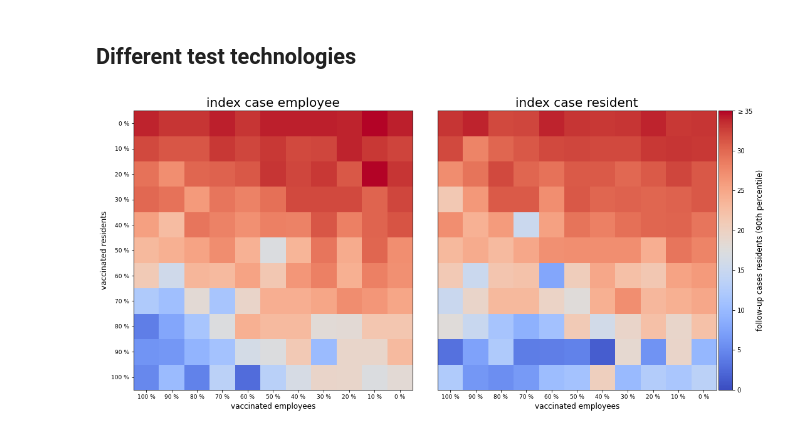
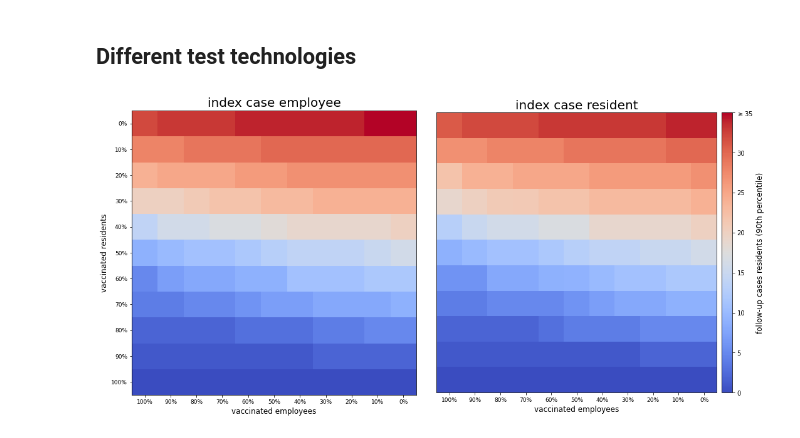
Before and after one commit to JanaLasser/nursing_home_SEIRX, a Jupyter notebook: analysis_vaccination.ipynb, the cells around one changed output. Saved outputs shown, nothing was run; the diff lists cells and outputs as text; code cells hidden in the pictures.

```diff
--- a/analysis_vaccination.ipynb
+++ b/analysis_vaccination.ipynb
@@ -76,5 +77,5 @@ screening_intervals = ['100 %','90 %','80 %','70 %','60 %','50 %','40 %',
 # %%
 res_path = '../data/simulation_results'
 dst_path = '../plots'
-sim_name = 'simulations_vaccination_rate'
-data = pd.read_csv(join(res_path,'{}.csv'.format(sim_name)))
+N_runs = 1000
+sim_name = 'simulations_vaccination_rate_{}.csv'.format(N_runs)
@@ -93,0 +82,17 @@ data = data.set_index(index)
+# %%
+data = pd.read_csv(join(res_path, sim_name))
+
+# replace strings with strings that are nicer for plotting
+#data['resident_screen_interval'] = data['resident_screen_interval']\
+#    .replace(frequency_name_map)
+#data['employee_screen_interval'] = data['employee_screen_interval']\
+#    .replace(frequency_name_map)
+
+# replace strings with strings that are nicer for plotting
+#data['resident_vaccination_ratio'] = data['resident_vaccination_ratio']\
+#    .replace(frequency_name_map)
+#data['employee_vaccination_ratio'] = data['employee_vaccination_ratio']\
+#    .replace(frequency_name_map)
+
+data = data.set_index(['index_case', 'employee_vaccination_ratio',
+                       'resident_vaccination_ratio'])
@@ -95,7 +117,8 @@ data = data.set_index(index)
 ## Different test technologies
 # %%
 metric = 'infected_residents_0.90'
-sim_name = 'simulation_results'
+xlabel = 'vaccinated employees'
+ylabel = 'vaccinated residents'
 
 # figure layout & axis setup
 fig, axes = plt.subplots(1, 2, figsize=(15, 9))
@@ -106,7 +129,6 @@ vstep=5
 
 # compare scenarios in which either employees or residents are the index case
 for i, index_case_mode, ax in zip([0, 1], ['employee', 'resident'], axes):
-    df = data[data['index_case'] == index_case_mode]
 
     ax.set_title(index_case_map[index_case_mode], fontsize=20)
 
@@ -115,35 +137,37 @@ for i, index_case_mode, ax in zip([0, 1], ['employee', 'resident'], axes):
     xticks = True
     yticks = False
     if i == 0:
         yticks = True
 
     # plot heatmap of the scenario
-    img = get_image(df, metric)
+    img = af.get_image(data, index_case_mode, vaccination_ratios, metric)
     if index_case_mode == 'resident':
         # if a resident is the index case, we need to subtract 1 from the
         # number of infected residents, to calculate the "outbreak size",
         # which is defined as the number of FOLLOW-UP cases, given an index
         # case
         img = img - 1
-    img_plot = plot_heatmap_turnover_time(ax,img,vmin,vmax,xticks,yticks)
+    img_plot = af.plot_heatmap(ax, img,
+            ['{:1.0f}%'.format(100*i) for i in vaccination_ratios],
+            vmin, vmax, xticks, yticks, xlabel, ylabel)
 
 # colorbar
 divider = make_axes_locatable(axes[1])
-cbar_ax = divider.append_axes('right', size='5%', pad=0.05)
+cbar_ax = divider.append_axes('right', size='4%', pad=0.1)
 
 norm = mpl.colors.Normalize(vmin=vmin,vmax=vmax)
 sm = plt.cm.ScalarMappable(cmap= plt.get_cmap('coolwarm'), norm=norm)
 cbar = fig.colorbar(sm, cax=cbar_ax, orientation='vertical',\
                         ticks=np.arange(vmin, vmax + 1, vstep))
 yticklabels = list(range(vmin, vmax, vstep)) + ['$\geq {}$'.format(vmax)]
 cbar.ax.set_yticklabels(yticklabels)
 cbar.set_label('{}'.format(metric_name_map[metric]), fontsize=12)
 
 # dummy axis to preserve spacing
 divider = make_axes_locatable(axes[0])
-cbar_ax = divider.append_axes('right', size='5%', pad=0.05)
+cbar_ax = divider.append_axes('right', size='4%', pad=0.0)
 cbar_ax.set_axis_off()
 
 plt.tight_layout()
 # %% [output]
-[figure, old version]
+[figure, new version]
```
Also changed, not shown: parts of 4 cells of this notebook, 6 other files.
